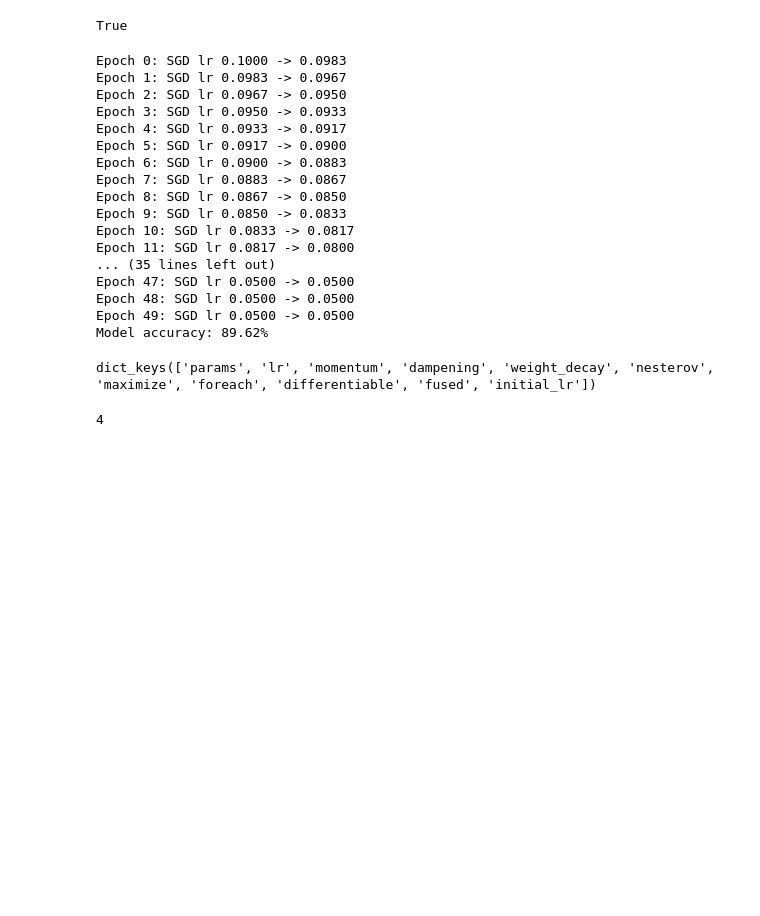
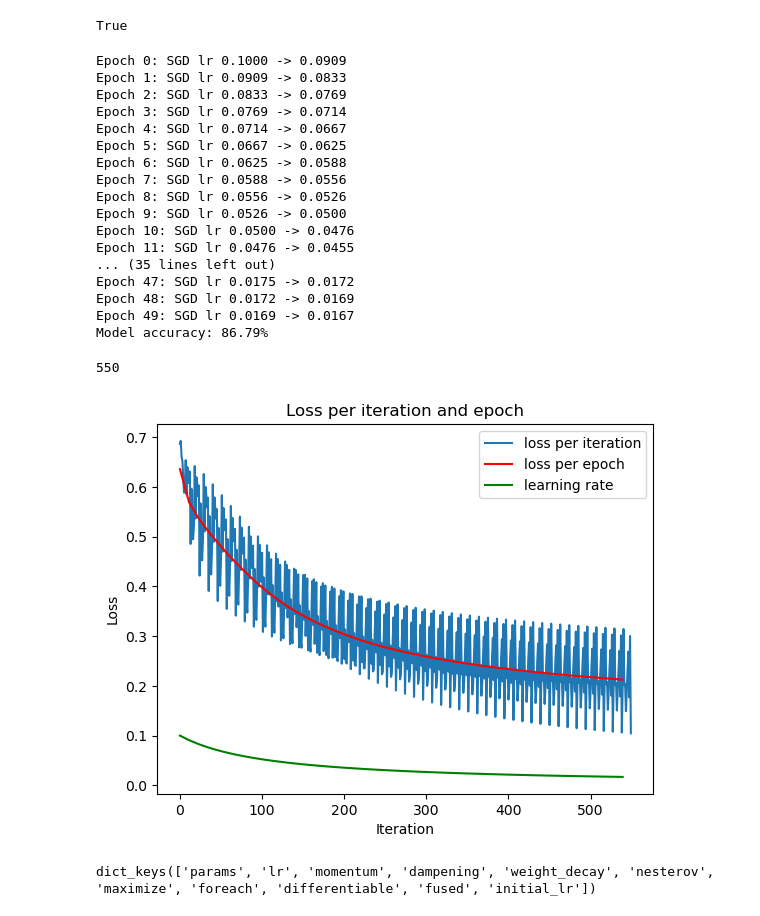
Before and after one commit to MICCIOSLAYER/ImRegODE, a Jupyter notebook: Main_Folder/Main_Code/notebook.ipynb, the cells around one changed output. Drawn from its saved outputs; the diff is of its cells as text; code cells hidden in the pictures; blank space fills up the shorter version.

Commit message:
plot different type of lr, also concluding which type of lambda parameter is better, Adam with a scheduler it's broken

```diff
--- a/Main_Folder/Main_Code/notebook.ipynb
+++ b/Main_Folder/Main_Code/notebook.ipynb
@@ -1698,14 +1698,22 @@ model = nn.Sequential(
 #Prepare list of values to track off
 loss_list, lr_list, epoch_loss = [], [], []
 
+# define the lambda funcrion for the lr lr=lr_0/(alpha + beta*epoch)
+def lr_lambda(epoch):
+    alpha = 1
+    beta = 0.1
+    lr_0 = 1
+    return lr_0 / (alpha + beta * epoch)
+
 # Train the model
 n_epochs = 50
 batch_size = 24
 batch_start = torch.arange(0, len(X_train), batch_size)
 lr = 0.1
+count = 0
 loss_fn = nn.BCELoss()
 optimizer = optim.SGD(model.parameters(), lr=lr)
-scheduler = lr_scheduler.LinearLR(optimizer, start_factor=1.0, end_factor=0.5, total_iters=30)
+scheduler = lr_scheduler.LambdaLR(optimizer,lr_lambda)
 model.train()
 for epoch in range(n_epochs):
 
@@ -1718,6 +1726,7 @@ for epoch in range(n_epochs):
         optimizer.zero_grad()
         loss.backward()
         optimizer.step()
+        count += 1
     before_lr = optimizer.param_groups[0]["lr"]
     lr_list.append(before_lr)
 
@@ -1732,20 +1741,20 @@ acc = (y_pred.round() == y_test).float().mean()
 acc = float(acc)
 print("Model accuracy: %.2f%%" % (acc*100))
 # %% [output]
-Epoch 0: SGD lr 0.1000 -> 0.0983
-Epoch 1: SGD lr 0.0983 -> 0.0967
-Epoch 2: SGD lr 0.0967 -> 0.0950
-Epoch 3: SGD lr 0.0950 -> 0.0933
-Epoch 4: SGD lr 0.0933 -> 0.0917
-Epoch 5: SGD lr 0.0917 -> 0.0900
-Epoch 6: SGD lr 0.0900 -> 0.0883
-Epoch 7: SGD lr 0.0883 -> 0.0867
-Epoch 8: SGD lr 0.0867 -> 0.0850
-Epoch 9: SGD lr 0.0850 -> 0.0833
-Epoch 10: SGD lr 0.0833 -> 0.0817
-Epoch 11: SGD lr 0.0817 -> 0.0800
+Epoch 0: SGD lr 0.1000 -> 0.0909
+Epoch 1: SGD lr 0.0909 -> 0.0833
+Epoch 2: SGD lr 0.0833 -> 0.0769
+Epoch 3: SGD lr 0.0769 -> 0.0714
+Epoch 4: SGD lr 0.0714 -> 0.0667
+Epoch 5: SGD lr 0.0667 -> 0.0625
+Epoch 6: SGD lr 0.0625 -> 0.0588
+Epoch 7: SGD lr 0.0588 -> 0.0556
+Epoch 8: SGD lr 0.0556 -> 0.0526
+Epoch 9: SGD lr 0.0526 -> 0.0500
+Epoch 10: SGD lr 0.0500 -> 0.0476
+Epoch 11: SGD lr 0.0476 -> 0.0455
 ... (35 lines left out)
-Epoch 47: SGD lr 0.0500 -> 0.0500
-Epoch 48: SGD lr 0.0500 -> 0.0500
-Epoch 49: SGD lr 0.0500 -> 0.0500
-Model accuracy: 89.62%
+Epoch 47: SGD lr 0.0175 -> 0.0172
+Epoch 48: SGD lr 0.0172 -> 0.0169
+Epoch 49: SGD lr 0.0169 -> 0.0167
+Model accuracy: 86.79%
@@ -1754,8 +1761,23 @@ Model accuracy: 89.62%
+# %%
+len(loss_list)
+# %% [output]
+550
+# %%
+
+iterations = [i for i in range(len(loss_list))]
+epoch_loss = [sum(loss_list[i:i+len(batch_start)])/len(batch_start) for i in range(0, len(loss_list), len(batch_start))]
+epochs_iteration = [i for i in range(0, len(loss_list), 11)]
+plt.plot(iterations, loss_list, label='loss per iteration')
+plt.plot(epochs_iteration, epoch_loss, label='loss per epoch', c='red')
+plt.plot(epochs_iteration, lr_list, label='learning rate', c='green')
+plt.xlabel('Iteration')
+plt.ylabel('Loss')
+plt.title('Loss per iteration and epoch')
+plt.legend()
+plt.savefig(Path.cwd().parent / 'Results' / 'SGD_lambda_lr_1.0_loss_per_iteration_and_epoch.png')
+# %% [output]
+[figure, added]
 # %%
 optimizer.param_groups[0].keys()
 # %% [output]
 dict_keys(['params', 'lr', 'momentum', 'dampening', 'weight_decay', 'nesterov', 'maximize', 'foreach', 'differentiable', 'fused', 'initial_lr'])
-# %%
-len(optimizer.param_groups[0]['params'] )
-# %% [output]
-4
```
Also changed, not shown: parts of 9 cells of this notebook.
